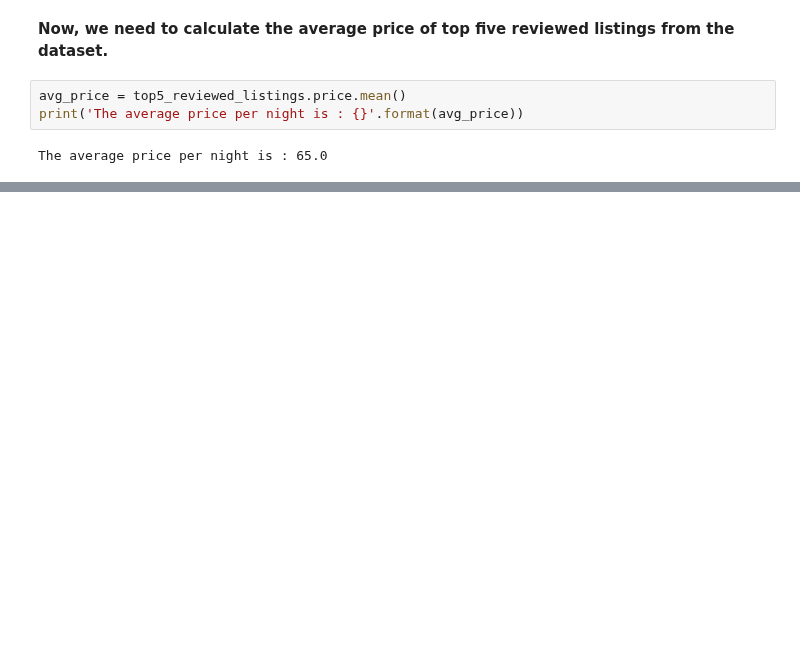
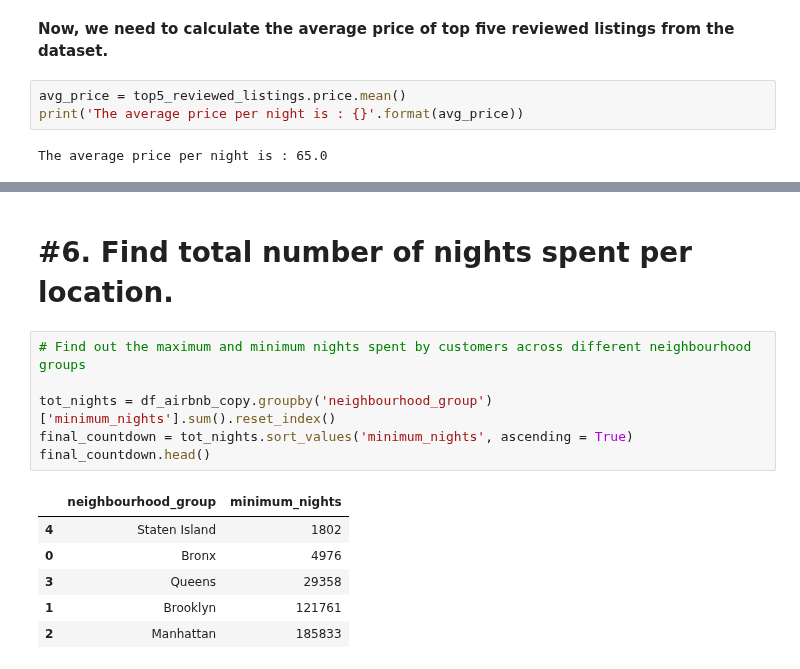
Before and after one commit to saptaksubhra/Airbnb-Bookings-Analysis, a Jupyter notebook: Airbnb_Bookings_Analysis_Capstone_Project.ipynb, the cells around one changed output, grey strips where cells are left out. Cells and saved outputs as stored; diff of their text form; blank space fills up the shorter version.

```diff
--- a/Airbnb_Bookings_Analysis_Capstone_Project.ipynb
+++ b/Airbnb_Bookings_Analysis_Capstone_Project.ipynb
@@ -669,0 +729,15 @@ From this table, we have the top five reviewed listings in AirBNB dataset and we
+# %% [markdown]
+# #6. Find total number of nights spent per location.
+# %%
+# Find out the maximum and minimum nights spent by customers across different neighbourhood groups
+
+tot_nights = df_airbnb_copy.groupby('neighbourhood_group')['minimum_nights'].sum().reset_index()
+final_countdown = tot_nights.sort_values('minimum_nights', ascending = True)
+final_countdown.head()
+# %% [output]
+|  | neighbourhood_group | minimum_nights |
+| 4 | Staten Island | 1802 |
+| 0 | Bronx | 4976 |
+| 3 | Queens | 29358 |
+| 1 | Brooklyn | 121761 |
+| 2 | Manhattan | 185833 |
```
Also changed, not shown: parts of 19 cells of this notebook.
